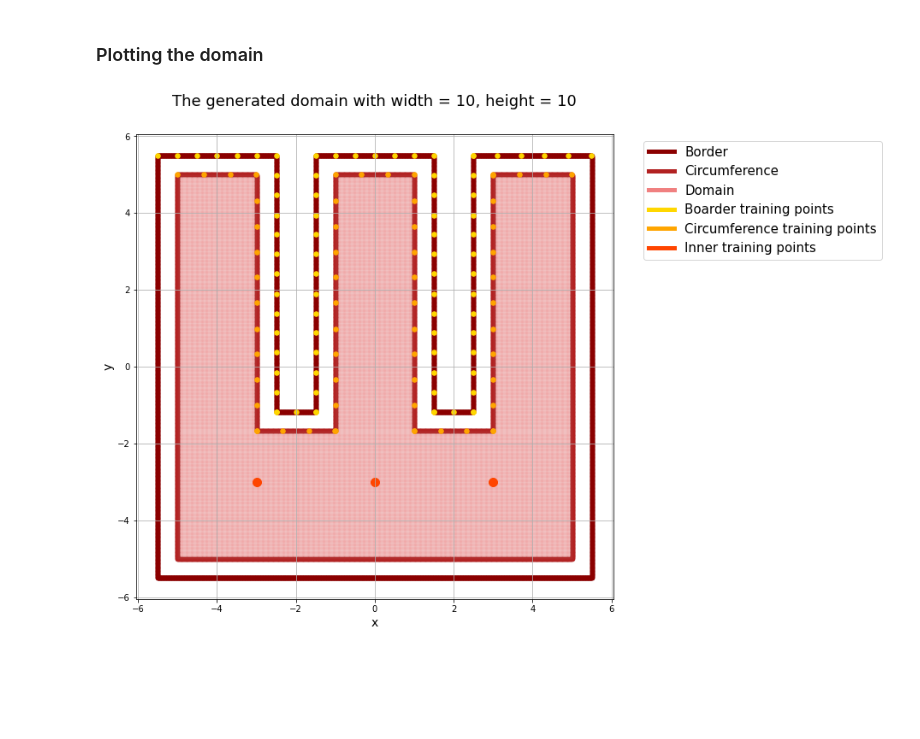
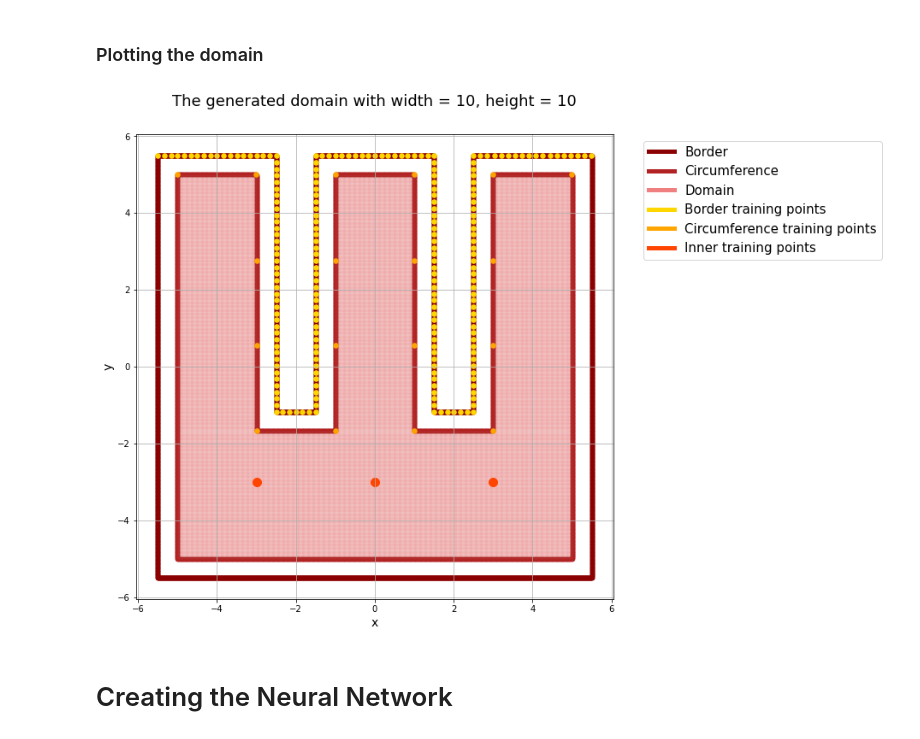
Before and after one commit to domonkoshaffner/laplace_ode, a Jupyter notebook: laplace.ipynb, the cells around one changed output. Cells and saved outputs as stored; diff of their text form; code cells hidden in the pictures; blank space fills up the shorter version.

```diff
--- a/laplace.ipynb
+++ b/laplace.ipynb
@@ -174,7 +178,7 @@ def rect_circ2(width, height, devision_point, border_dist):
 # Input6: y coordinates of the border
 # Input7: savefig boolean - if true, the figure is saved as "domain.jpg"
 
-def rect_plot(border_coord, circum_coord, inner_coord, boarder_training_coord, circum_training_coord, inner_training_coord, visibility, savefig):
+def rect_plot(border_coord, circum_coord, inner_coord, border_training_coord, circum_training_coord, inner_training_coord, visibility, savefig):
 
     plt.figure(figsize = (10,10))
     plt.grid()
@@ -198,9 +202,9 @@ def rect_plot(border_coord, circum_coord, inner_coord, boarder_training_coord, c
         custom_legend_label.append('Domain')
 
     if visibility[3] == True:
-        plt.scatter(boarder_training_coord[0], boarder_training_coord[1], color = 'gold', s = 30)
+        plt.scatter(border_training_coord[0], border_training_coord[1], color = 'gold', s = 30)
         custom_lines.append(Line2D([0], [0], color='gold', lw=5))
-        custom_legend_label.append('Boarder training points')
+        custom_legend_label.append('Border training points')
 
     if visibility[4] == True:
         plt.scatter(circum_training_coord[0], circum_training_coord[1], color = 'orange', s = 30)
@@ -257,8 +261,10 @@ def evenly_distr_points_gen(x_values_of_side, y_values_of_side, num_of_points, s
             idx = np.round(np.linspace(0, len(x_values_of_side[i]) - 1, curr_num_of_points)).astype(int)
 
             #when i = 1,3,5, the last element shouldn't be added
-            if i == 1 or i == 3 or i == 5:
+            if i == 1 or i == 2 or i == 3 or i == 5 or i == 6 or i == 7:
                 idx = idx[0:-1]
+            if i == 2 or i == 5:
+                idx = idx[1:]
 
             #appending the training points
             x_sep_training += list(np.array(x_values_of_side[i])[idx])
@@ -408,8 +414,8 @@ def calling_circ_training_inner(width, height, devision_point, border_dist, side
 
     # Calling the evenly distributied points function for the border training points
     x_y_training_border_temp = evenly_distr_points_gen(bord_cir_coord_temp[0], bord_cir_coord_temp[1], num_points_to_gen_training_border, side_str)
-    x_training_boarder = x_y_training_border_temp[0]
-    y_training_boarder = x_y_training_border_temp[1]
+    x_training_border = x_y_training_border_temp[0]
+    y_training_border = x_y_training_border_temp[1]
 
     # Calling the evenly distributied points function for the circumference training points
     x_y_training_circum_temp = evenly_distr_points_gen(bord_cir_coord_temp[2], bord_cir_coord_temp[3], num_points_to_gen_training_circum, side_str)
@@ -428,4 +434,4 @@ def calling_circ_training_inner(width, height, devision_point, border_dist, side
 ####################################################################################
 
     # Returning the matrix of the coordinates
-    return [ [x_border, y_border], [x_coordinates, y_coordinates], [x_filled, y_filled], [x_training_boarder, y_training_boarder], [x_training_circum, y_training_circum], [x_inner_training, y_inner_training] ]
+    return [ [x_border, y_border], [x_coordinates, y_coordinates], [x_filled, y_filled], [x_training_border, y_training_border], [x_training_circum, y_training_circum], [x_inner_training, y_inner_training] ]
@@ -450,8 +499,8 @@ side_str = 'top'
 # Option1: if side_str is set 'top' the the following variables should be set to determine the training points
 # in the lower part of the top border
 # Option2: if the side_str is set as 'left', 'bottom' or 'right', the amount of all training data should be given
-num_points_to_gen_training_border = 1
-num_points_to_gen_training_circum = 2
+num_points_to_gen_training_border = 5
+num_points_to_gen_training_circum = 0
 
 # Setting the inner points for the NN
 # Give the following coordinates as floating number
@@ -466,7 +515,7 @@ results_temp = calling_circ_training_inner(width, height, devision_point, border
 border_coord = results_temp[0]
 circum_coord = results_temp[1]
 inner_coord = results_temp[2]
-boarder_training_coord = results_temp[3]
+border_training_coord = results_temp[3]
 circum_training_coord = results_temp[4]
 inner_training_coord = results_temp[5]
 # %% [markdown]
@@ -474,19 +523,21 @@ inner_training_coord = results_temp[5]
 # %%
 # Setting the visibility of the border, circumference and inner points
 border_vis = True
 circum_vis = True
 inner_vis = True
-boarder_training_vis = True
+border_training_vis = True
 circum_training_vis = True
 inner_training_vis = True
 
 # Setting the savefig variable
-savefig = True
+savefig = False
 
 # Setting the visibility boolean list
-visibility = [border_vis, circum_vis, inner_vis, boarder_training_vis, circum_training_vis, inner_training_vis]
+visibility = [border_vis, circum_vis, inner_vis, border_training_vis, circum_training_vis, inner_training_vis]
 
 # Plotting the domain
-rect_plot(border_coord, circum_coord, inner_coord, boarder_training_coord, circum_training_coord, inner_training_coord, visibility, savefig)
+rect_plot(border_coord, circum_coord, inner_coord, border_training_coord, circum_training_coord, inner_training_coord, visibility, savefig)
 # %% [output]
-[figure, old version]
+[figure, new version]
+# %% [markdown]
+# Creating the Neural Network
```
Also changed, not shown: parts of 5 cells of this notebook.
